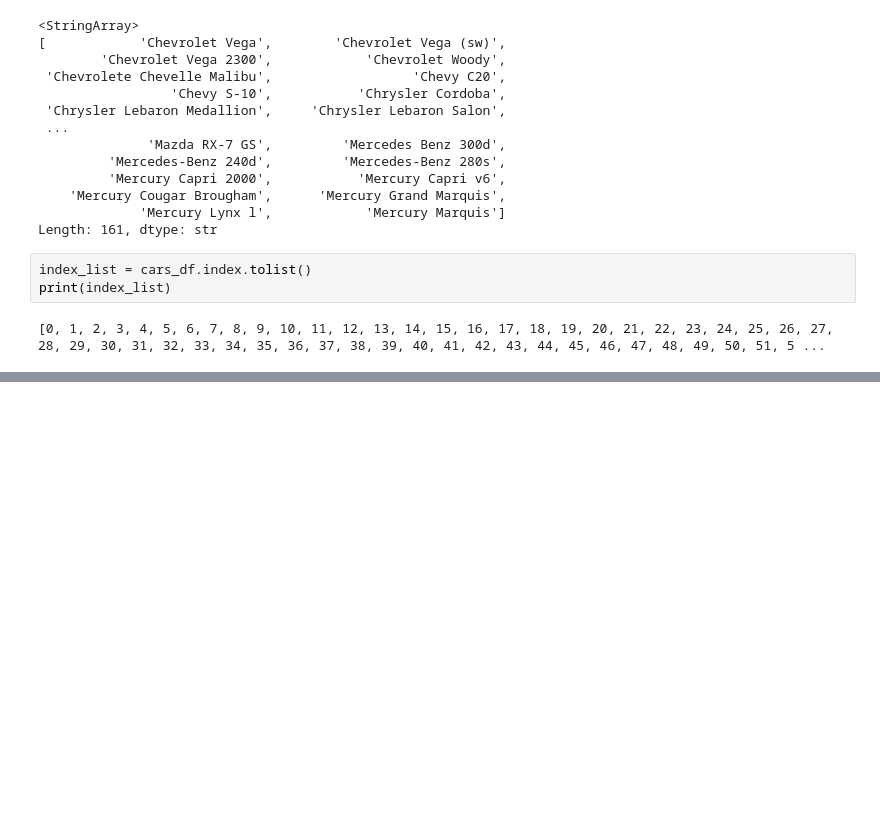
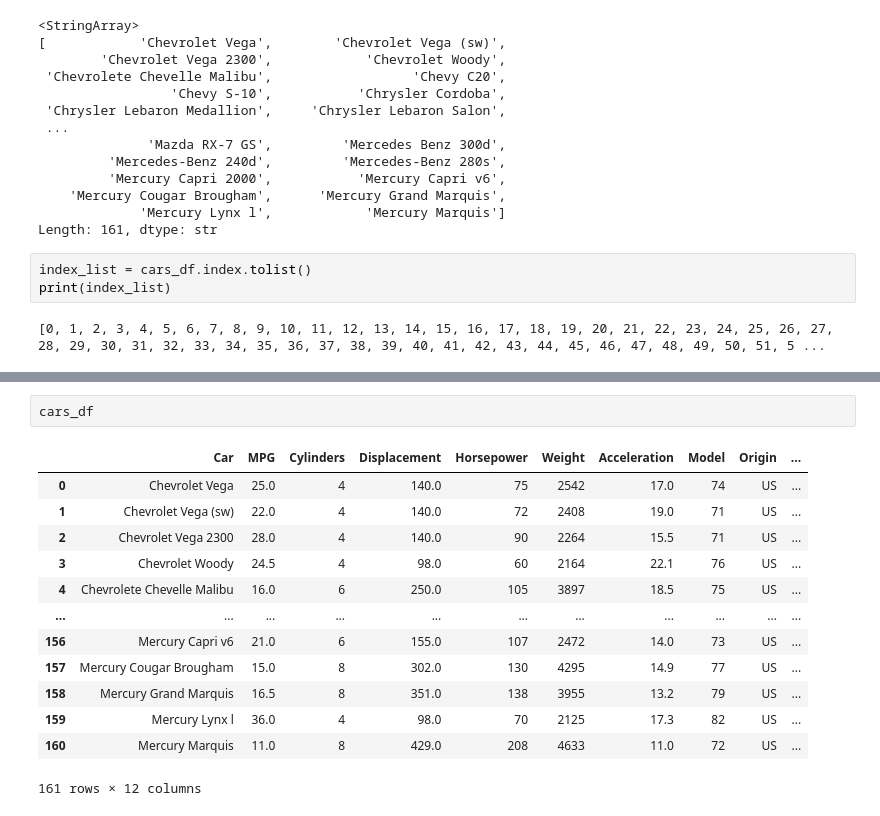
Before and after one commit to yismawd/rtt-36sept, a Jupyter notebook: 386/386.3/Pandas/notes.ipynb, the cells around one changed output, grey strips where cells are left out. Drawn from its saved outputs; the diff is of its cells as text; blank space fills up the shorter version.

```diff
--- a/386/386.3/Pandas/notes.ipynb
+++ b/386/386.3/Pandas/notes.ipynb
@@ -602,0 +631,16 @@ cars_df['ID'] =
+# %%
+cars_df
+# %% [output]
+|  | Car | MPG | Cylinders | Displacement | Horsepower | Weight | Acceleration | Model | Origin | ... |
+| 0 | Chevrolet Vega | 25.0 | 4 | 140.0 | 75 | 2542 | 17.0 | 74 | US | ... |
+| 1 | Chevrolet Vega (sw) | 22.0 | 4 | 140.0 | 72 | 2408 | 19.0 | 71 | US | ... |
+| 2 | Chevrolet Vega 2300 | 28.0 | 4 | 140.0 | 90 | 2264 | 15.5 | 71 | US | ... |
+| 3 | Chevrolet Woody | 24.5 | 4 | 98.0 | 60 | 2164 | 22.1 | 76 | US | ... |
+| 4 | Chevrolete Chevelle Malibu | 16.0 | 6 | 250.0 | 105 | 3897 | 18.5 | 75 | US | ... |
+| ... | ... | ... | ... | ... | ... | ... | ... | ... | ... | ... |
+| 156 | Mercury Capri v6 | 21.0 | 6 | 155.0 | 107 | 2472 | 14.0 | 73 | US | ... |
+| 157 | Mercury Cougar Brougham | 15.0 | 8 | 302.0 | 130 | 4295 | 14.9 | 77 | US | ... |
+| 158 | Mercury Grand Marquis | 16.5 | 8 | 351.0 | 138 | 3955 | 13.2 | 79 | US | ... |
+| 159 | Mercury Lynx l | 36.0 | 4 | 98.0 | 70 | 2125 | 17.3 | 82 | US | ... |
+| 160 | Mercury Marquis | 11.0 | 8 | 429.0 | 208 | 4633 | 11.0 | 72 | US | ... |
+161 rows × 12 columns
```
Also changed, not shown: parts of 36 cells of this notebook, 3 other files.
